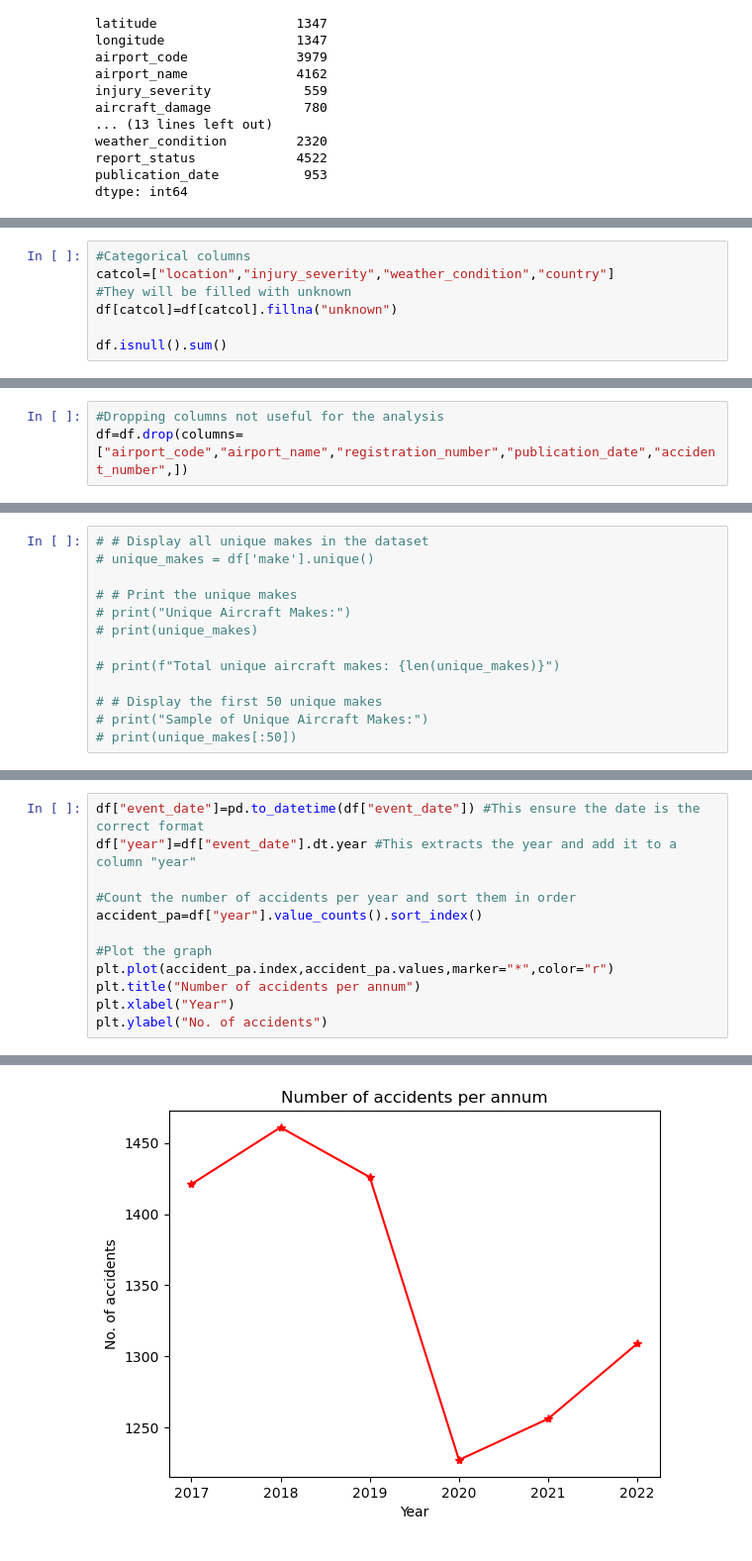
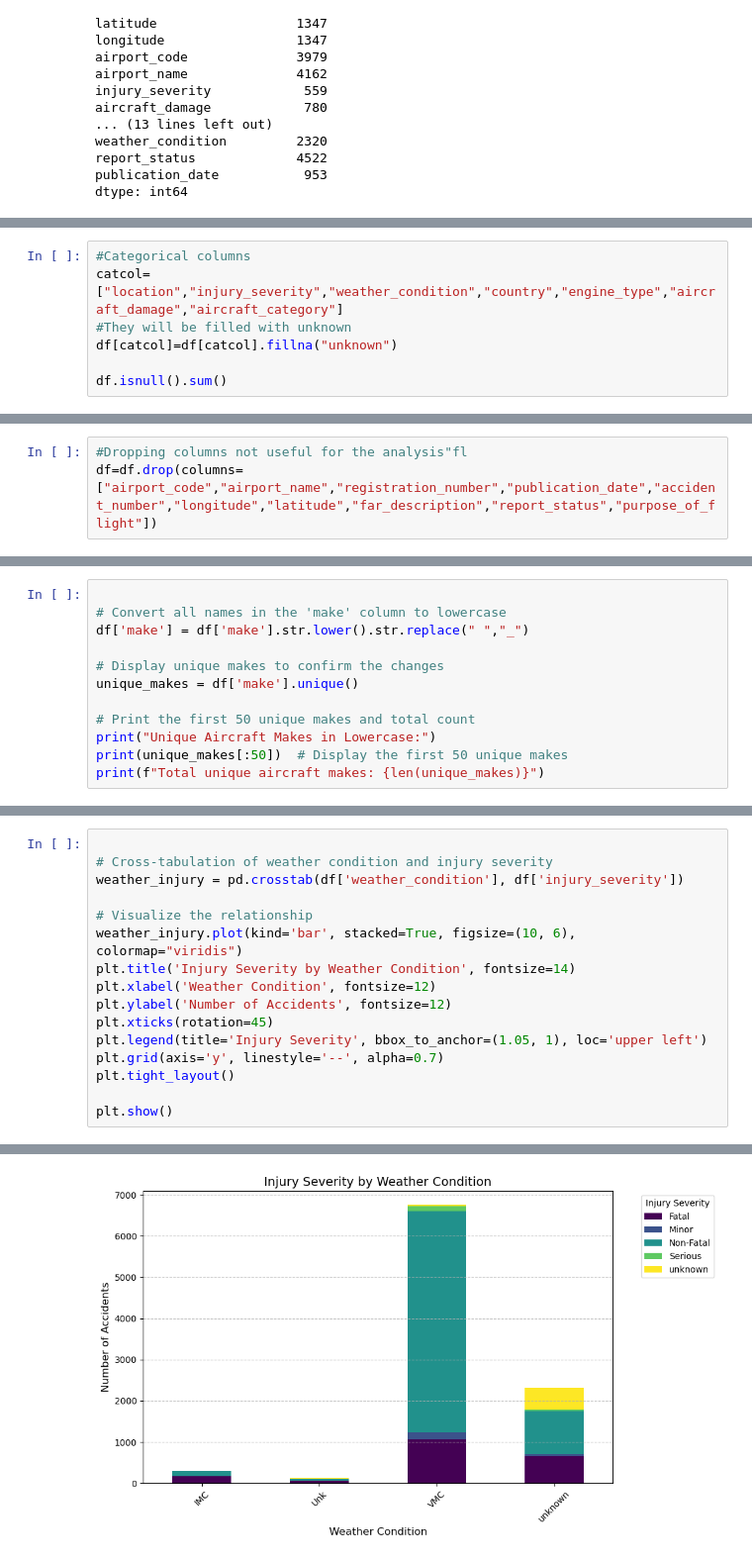
Before and after one commit to idreamofunicorns/Flight-Data-Analytics, a Jupyter notebook: Flight-Data-Analytics-Notebook.ipynb, the cells around one changed output, grey strips where cells are left out. Shown: that part at 99% size. Drawn from its saved outputs; the diff is of its cells as text.

Commit message:
Update analysis jupyter  notebook, README as an md as well as data used and cleaned

```diff
--- a/Flight-Data-Analytics-Notebook.ipynb
+++ b/Flight-Data-Analytics-Notebook.ipynb
@@ -238,6 +233,6 @@ dtype: int64
 # %%
 #Categorical columns
-catcol=["location","injury_severity","weather_condition","country"]
+catcol=["location","injury_severity","weather_condition","country","engine_type","aircraft_damage","aircraft_category"]
 #They will be filled with unknown
 df[catcol]=df[catcol].fillna("unknown")
 
@@ -268,6 +258,6 @@ dtype: int64
 # %%
-#Dropping columns not useful for the analysis
-df=df.drop(columns=["airport_code","airport_name","registration_number","publication_date","accident_number",])
+#Dropping columns not useful for the analysis"fl
+df=df.drop(columns=["airport_code","airport_name","registration_number","publication_date","accident_number","longitude","latitude","far_description","report_status","purpose_of_flight"])
 # %%
 df.isnull().sum()
 # %% [output]
@@ -326,14 +314,13 @@ Planes in the data set have different uses and we are only interested in planes
 # %%
-# # Display all unique makes in the dataset
-# unique_makes = df['make'].unique()
 
-# # Print the unique makes
-# print("Unique Aircraft Makes:")
-# print(unique_makes)
+# Convert all names in the 'make' column to lowercase
+df['make'] = df['make'].str.lower().str.replace(" ","_")
 
-# print(f"Total unique aircraft makes: {len(unique_makes)}")
+# Display unique makes to confirm the changes
+unique_makes = df['make'].unique()
 
-# # Display the first 50 unique makes
-# print("Sample of Unique Aircraft Makes:")
-# print(unique_makes[:50])
+# Print the first 50 unique makes and total count
+print("Unique Aircraft Makes in Lowercase:")
+print(unique_makes[:50])  # Display the first 50 unique makes
+print(f"Total unique aircraft makes: {len(unique_makes)}")
 # %% [output]
@@ -365,13 +350,17 @@ This visualisation shows a steady decline of accidents altogether from the 80s t
 # %%
-df["event_date"]=pd.to_datetime(df["event_date"]) #This ensure the date is the correct format
-df["year"]=df["event_date"].dt.year #This extracts the year and add it to a column "year"
 
-#Count the number of accidents per year and sort them in order
-accident_pa=df["year"].value_counts().sort_index()
+# Cross-tabulation of weather condition and injury severity
+weather_injury = pd.crosstab(df['weather_condition'], df['injury_severity'])
 
-#Plot the graph
-plt.plot(accident_pa.index,accident_pa.values,marker="*",color="r")
-plt.title("Number of accidents per annum")
-plt.xlabel("Year")
-plt.ylabel("No. of accidents")
+# Visualize the relationship
+weather_injury.plot(kind='bar', stacked=True, figsize=(10, 6), colormap="viridis")
+plt.title('Injury Severity by Weather Condition', fontsize=14)
+plt.xlabel('Weather Condition', fontsize=12)
+plt.ylabel('Number of Accidents', fontsize=12)
+plt.xticks(rotation=45)
+plt.legend(title='Injury Severity', bbox_to_anchor=(1.05, 1), loc='upper left')
+plt.grid(axis='y', linestyle='--', alpha=0.7)
+plt.tight_layout()
+
+plt.show()
 # %% [output]
@@ -379,2 +367,2 @@ Text(0, 0.5, 'No. of accidents')
-[figure, old version]
+[figure, new version]
 # %% [markdown]
```
Also changed, not shown: parts of 26 cells of this notebook, 7 other files.
